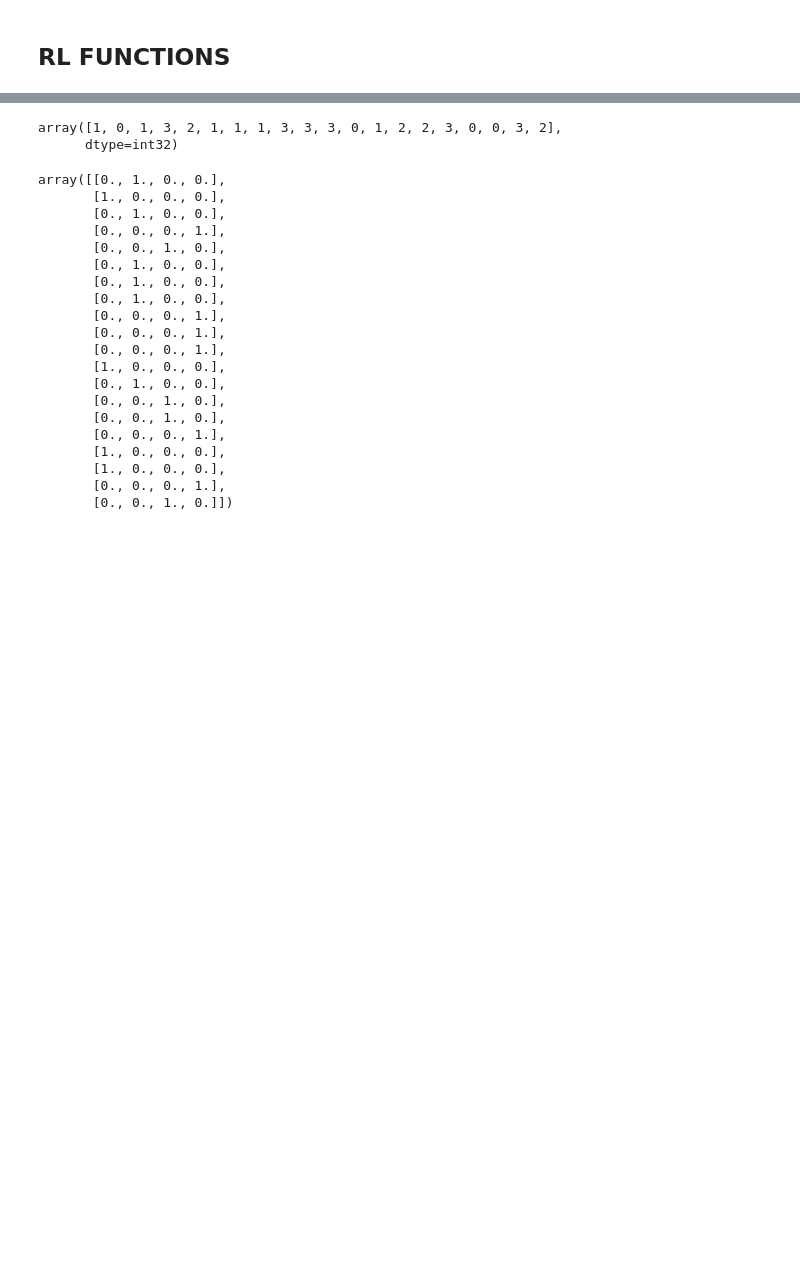
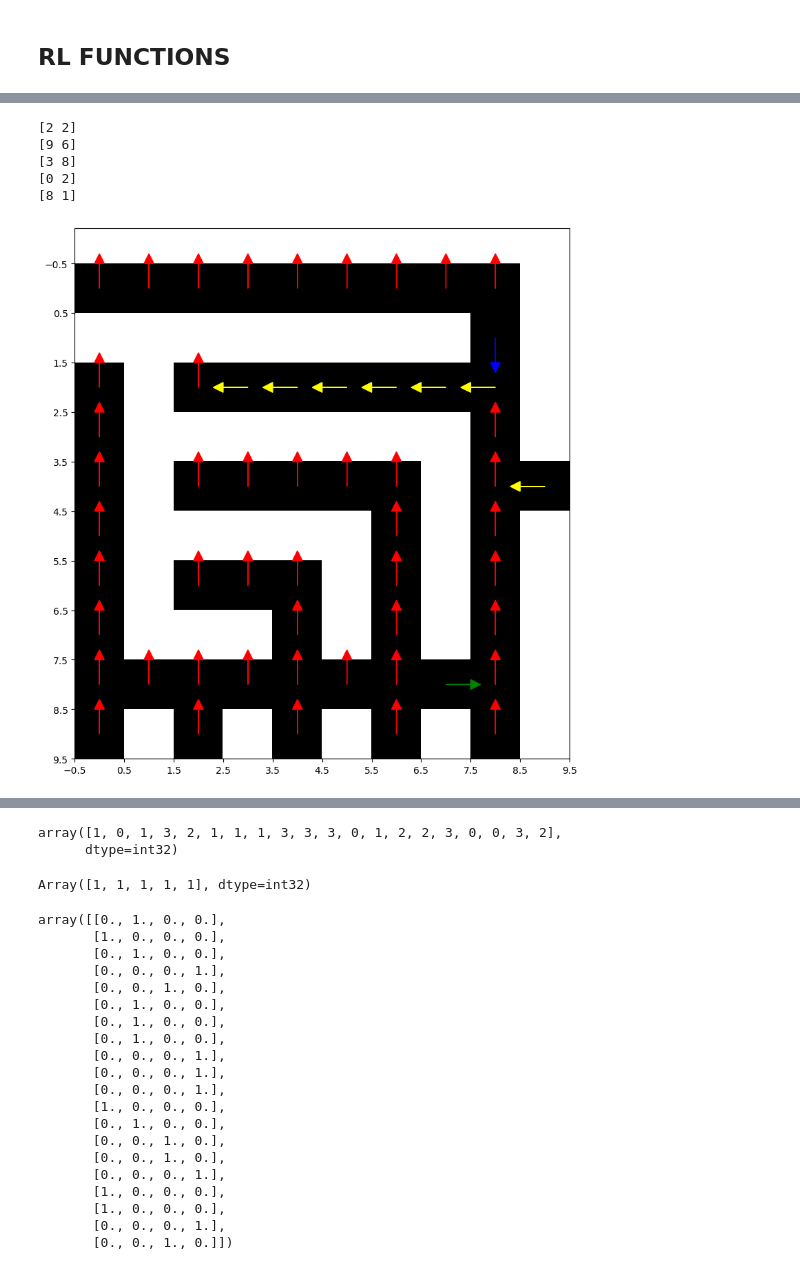
Before and after one commit to FedeArang/decision-pretrained-transformer, a Jupyter notebook: jumanji_data_collection.ipynb, the cells around one changed output, grey strips where cells are left out. Drawn from its saved outputs; the diff is of its cells as text; code cells hidden in the pictures; blank space fills up the shorter version.

Commit message:
fixed value iteration bug and started structuring data generation more - fixing walls

```diff
--- a/jumanji_data_collection.ipynb
+++ b/jumanji_data_collection.ipynb
@@ -65,7 +65,7 @@ def value_iteration(P, reward, discount, precision=1e-5):
     state_size = P.shape[0]
     action_size = P.shape[2]
     value = np.zeros(state_size)
-    prev_value = np.zeros(state_size) + 2 * precision
+    prev_value = np.ones(state_size)
     pi_vi = np.zeros((action_size, state_size))
     while (np.abs(value - prev_value) > precision).all():
         prev_value = value.copy()
@@ -96,7 +96,7 @@ def value_iteration(P, reward, discount, precision=1e-5):
         best_action = np.argmax([reward[state] + discount * np.sum(P[:,state,action] * value) for action in range(action_size)])
         pi_vi[best_action, state] = 1
 
-    return pi_vi
+    return pi_vi, value
 
 def plot_policy(policy, grid, title):
     n, m = grid.shape
@@ -124,6 +124,35 @@ def plot_policy(policy, grid, title):
     ax.set_xticks(np.arange(-0.5, m, 1))
     ax.set_yticks(np.arange(-0.5, n, 1))
     plt.savefig(title)
+
+
+def plot_value_function(value, grid, title):
+    n, m = grid.shape
+    reshaped_value = value.reshape(n, m)
+
+    fig, ax = plt.subplots(figsize=(10, 10))
+    # Create a heatmap for the value function
+    cax = ax.matshow(reshaped_value, cmap='viridis')
+
+    # Overlay the grid layout to identify walls
+    for i in range(n):
+        for j in range(m):
+            if grid[i, j] == 1:  # Assuming 1 indicates a wall
+                ax.text(j, i, 'W', va='center', ha='center', color='white', fontsize=12)
+            else:
+                ax.text(j, i, f'{reshaped_value[i, j]:.2f}', va='center', ha='center', color='white', fontsize=8)
+
+    # Set up the axis
+    ax.set_xticks(np.arange(-0.5, m, 1), minor=True)
+    ax.set_yticks(np.arange(-0.5, n, 1), minor=True)
+    ax.grid(which='minor', color='w', linestyle='-', linewidth=2)
+    ax.set_xticks(np.arange(m))
+    ax.set_yticks(np.arange(n))
+    ax.set_xticklabels([])
+    ax.set_yticklabels([])
+
+    fig.colorbar(cax)
+    plt.savefig(title)
 # %%
 env = jumanji.make("Maze-v0")  # Create a Snake environment
 # env = AutoResetWrapper(env)     # Automatically reset the environment when an episode terminates
@@ -212,28 +322,38 @@ print(rollout)
 # %%
 data = []
 num_query_states = 10
 for k in range(batch_size):
     walls = rollout["whole_timestep"].observation.walls[k][0]
     target_position = np.array([rollout["whole_timestep"].observation.target_position.row[k][0], rollout["whole_timestep"].observation.target_position.col[k][0]])
 
     P = generate_transition_matrix(walls)
+    print(target_position)
     r = generate_reward_function(target_position, walls)
-    pi_opt = value_iteration(P, r, 0.99999)
+    pi_opt, value = value_iteration(P, r, 0.9999999999, precision=1e-10)
 
     query_index =  jax.random.choice(random_key, jnp.arange(walls.shape[0] * walls.shape[1]), (num_query_states,), p=~walls.flatten())
     query_states = np.array(index_to_state(query_index, walls.shape[1])).T
     optimal_actions = pi_opt[:, query_index].T
+    plot_policy(policy=pi_opt, grid=walls, title=f"policies/pol_{k}")
+    plot_value_function(value, walls, f"policies/value_{k}")
 
     data.append(
         {
         "query_states": query_states,
         "optimal_actions": optimal_actions,
         "context_actions": np.array(rollout["action"][k]),
         "context_states": np.array(jnp.vstack((rollout["state"][0].row[k], rollout["state"][0].col[k]))).T,
         "context_next_states": np.array(jnp.vstack((rollout["next_state"][0].row[k], rollout["next_state"][0].col[k]))).T,
         "context_rewards": np.array(rollout["reward"][k]),
         "goal_state": target_position,
         "env_key": keys_init[k],
         "rollout_key": keys_rollout[k],
         }
     )
+# %% [output]
+[2 2]
+[9 6]
+[3 8]
+[0 2]
+[8 1]
+[figure, added]
@@ -242,6 +371,10 @@ data[1]["context_actions"]
 # %% [output]
 array([1, 0, 1, 3, 2, 1, 1, 1, 3, 3, 3, 0, 1, 2, 2, 3, 0, 0, 3, 2],
       dtype=int32)
+# %%
+state.target_position.row
+# %% [output]
+Array([1, 1, 1, 1, 1], dtype=int32)
 # %%
 one_hot = np.zeros((rollout_length,4))
 one_hot[np.arange(rollout_length), data[1]["context_actions"]] = 1
```
Also changed, not shown: parts of 10 cells of this notebook, 5 other files.
